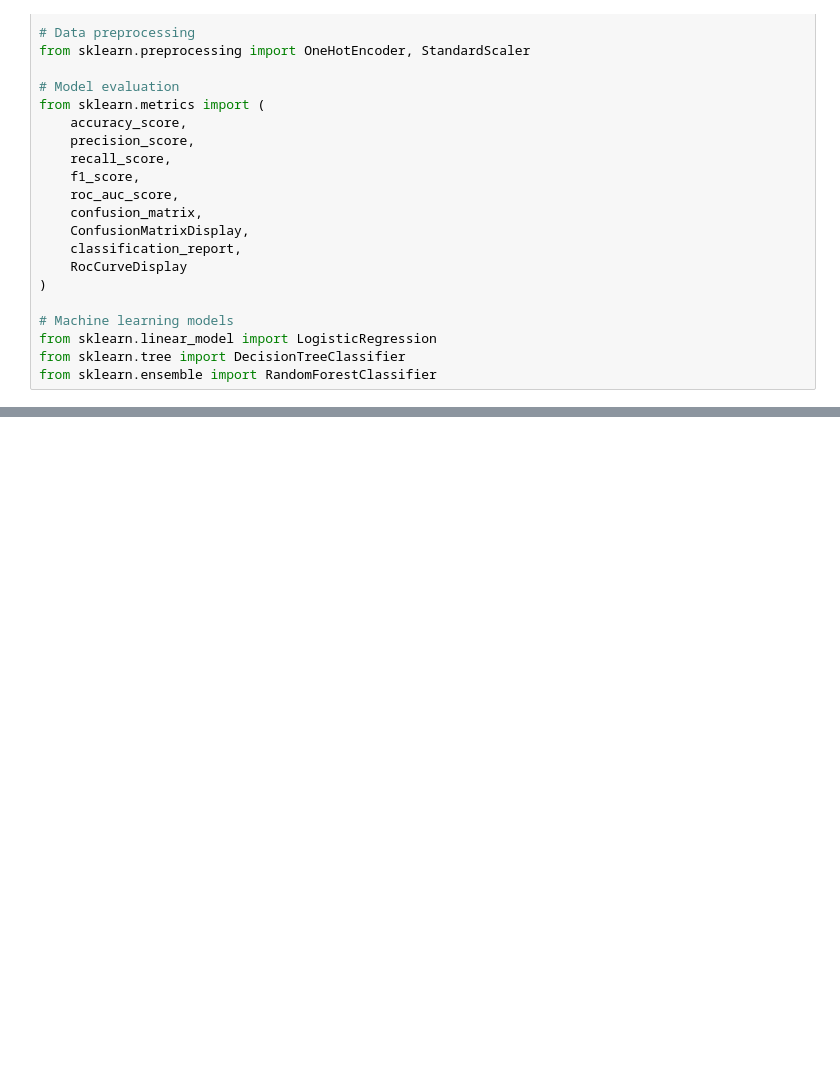
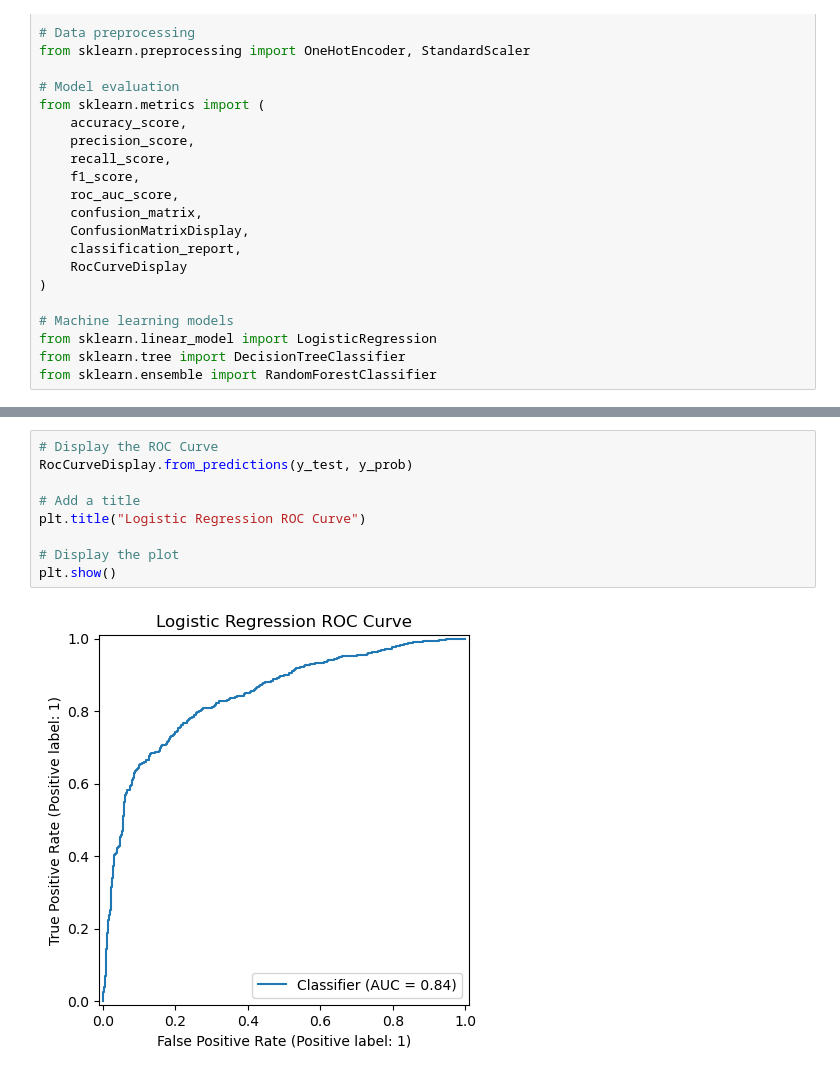
Before and after one commit to royphelps1/hospital-readmission-analysis, a Jupyter notebook: notebooks/Project_analysis.ipynb, the cells around one changed output, grey strips where cells are left out. Cells and saved outputs as stored; diff of their text form; blank space fills up the shorter version.

```diff
--- a/notebooks/Project_analysis.ipynb
+++ b/notebooks/Project_analysis.ipynb
@@ -738,0 +1061,11 @@ from sklearn.ensemble import RandomForestClassifier
+# %%
+# Display the ROC Curve
+RocCurveDisplay.from_predictions(y_test, y_prob)
+
+# Add a title
+plt.title("Logistic Regression ROC Curve")
+
+# Display the plot
+plt.show()
+# %% [output]
+[figure, added]
```
Also changed, not shown: parts of 31 cells of this notebook, 8 other files.
